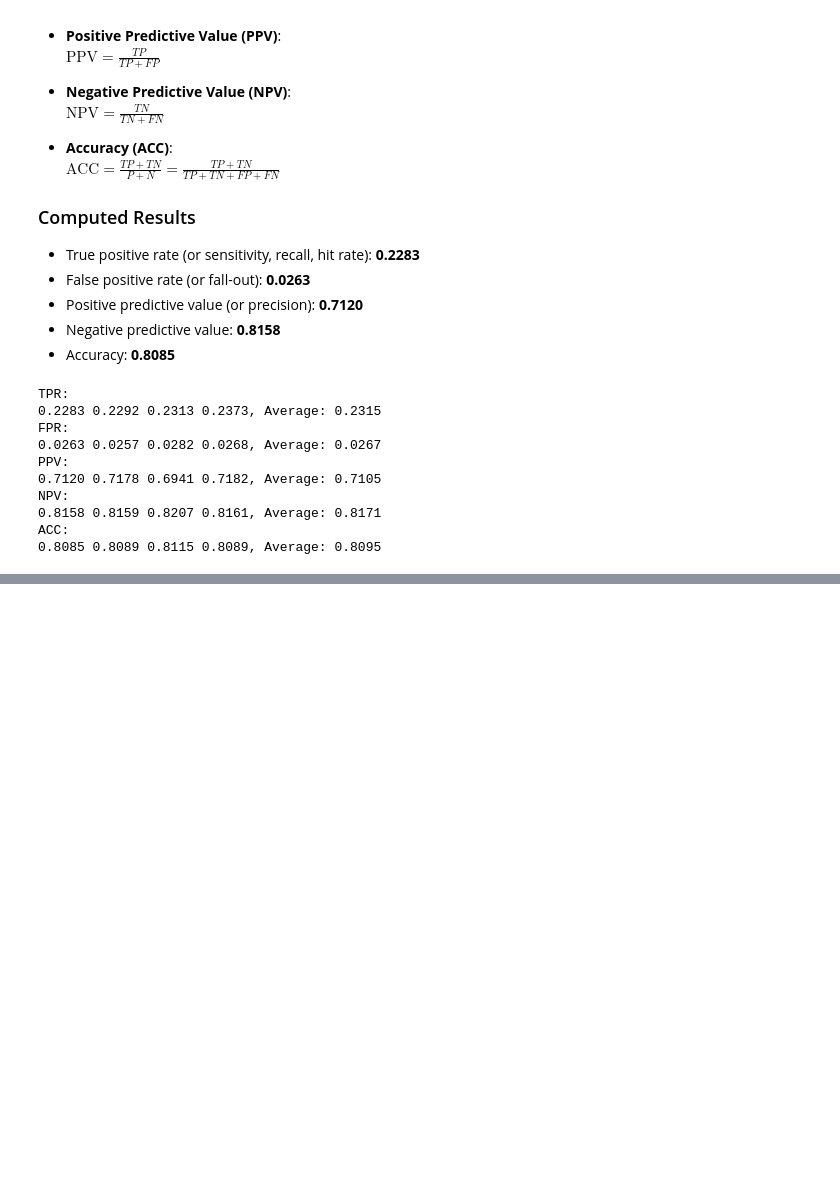
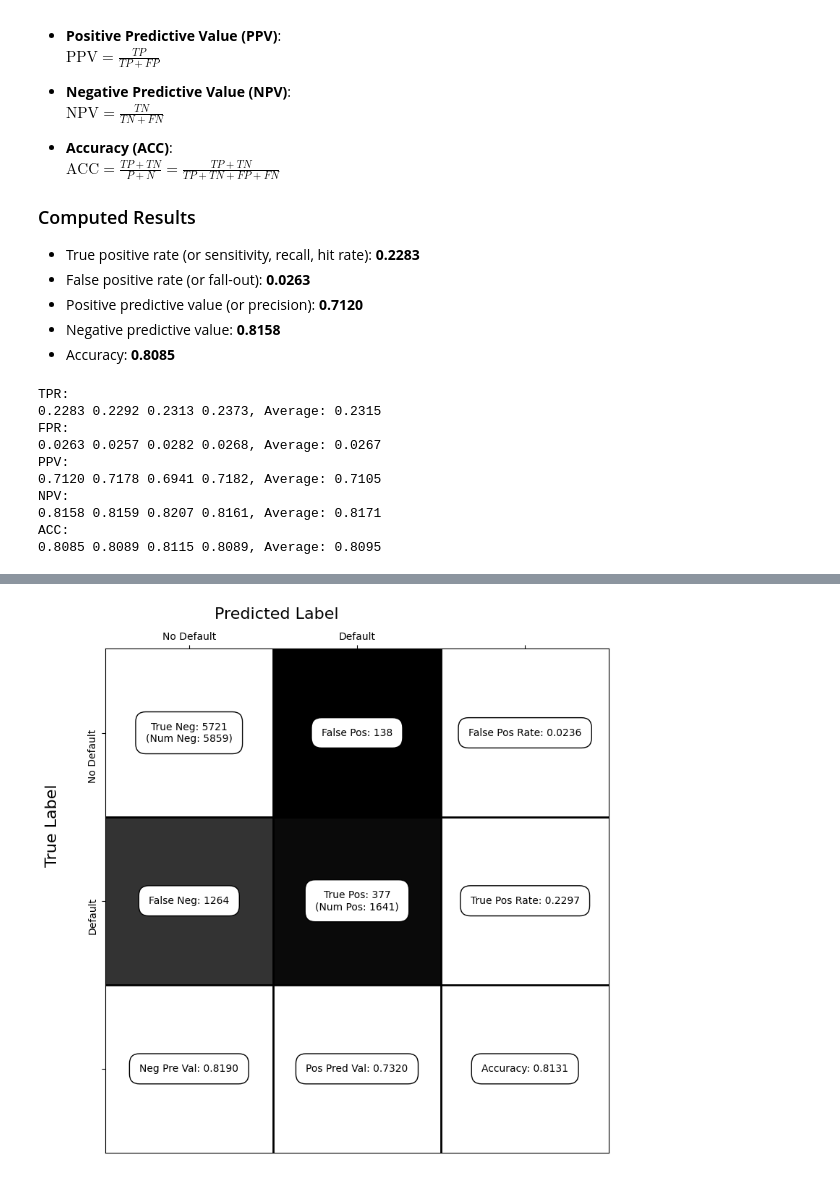
Before and after one commit to MaxBiber/statistics, a Jupyter notebook: credit_card_notebook.ipynb, the cells around one changed output, grey strips where cells are left out. Saved outputs shown, nothing was run; the diff lists cells and outputs as text; code cells hidden in the pictures; blank space fills up the shorter version.

```diff
--- a/credit_card_notebook.ipynb
+++ b/credit_card_notebook.ipynb
@@ -323,0 +326,2 @@ ACC:
+# %%
+credit_card["SEX_yes"] = credit_card["SEX"] - 1
@@ -323,0 +338,12 @@ ACC:
+# %%
+X = credit_card[['PAY_0','PAY_2','SEX_yes']]
+y = credit_card['default_yes']
+
+f = 'default_yes ~ PAY_0 + PAY_2 + SEX_yes'
+
+X_train, X_test, y_train, y_test = train_test_split(X, y)
+train = X_train.join(y_train)
+
+
+res = smf.logit(formula=f, data=train).fit()
+res.summary()
@@ -323,0 +367,7 @@ ACC:
+# %%
+y_pred = (res.predict(X_test) > .5) * 1
+# %%
+C = confusion_matrix(y_test, y_pred)
+show_confusion_matrix(C, ['No Default', 'Default'])
+# %% [output]
+[figure, added]
```
Also changed, not shown: parts of 3 cells of this notebook.
